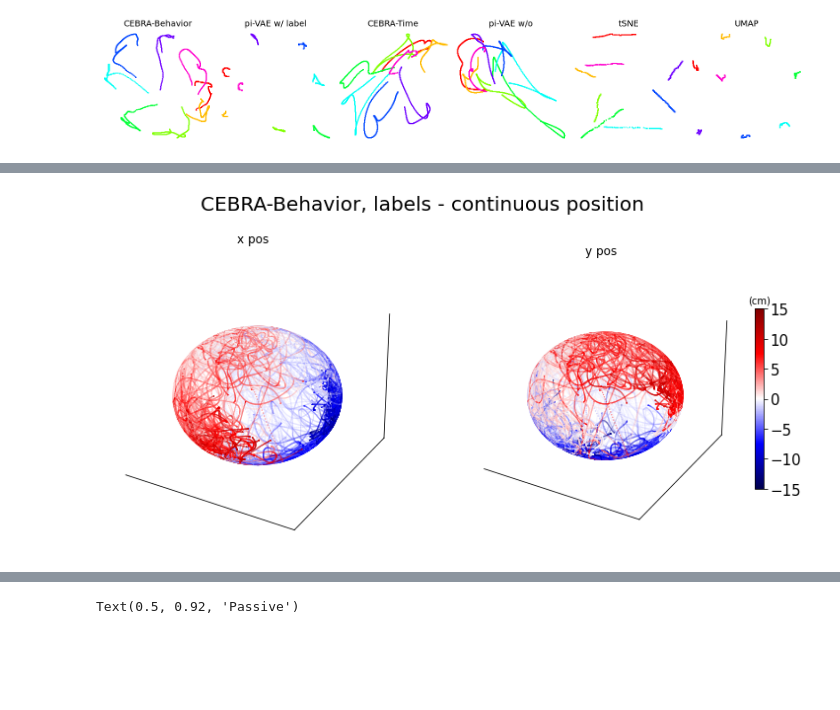
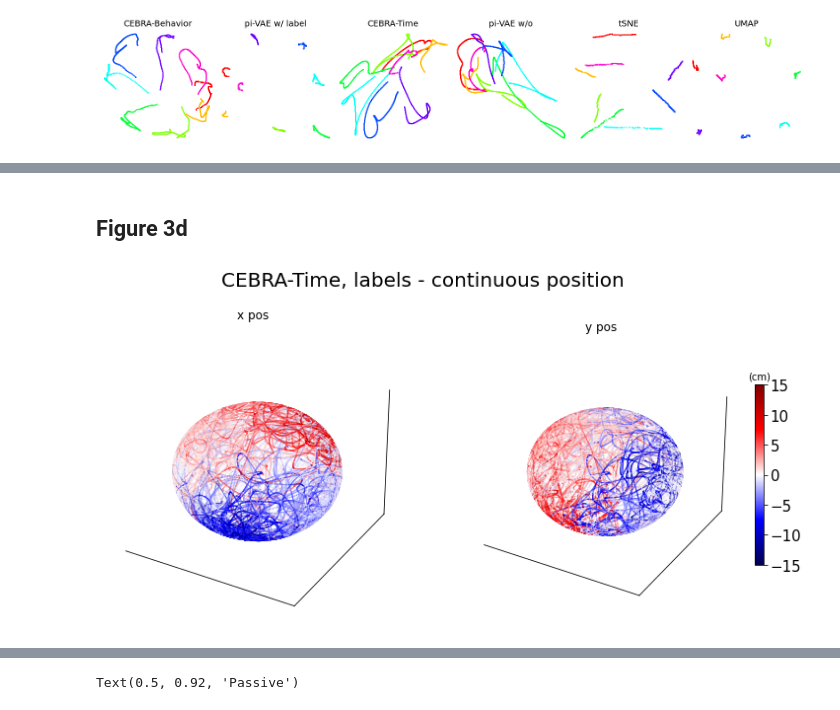
Before and after one commit to AdaptiveMotorControlLab/cebra-figures, a Jupyter notebook: figures/Figure3.ipynb, the cells around one changed output, grey strips where cells are left out. Drawn from its saved outputs; the diff is of its cells as text; code cells hidden in the pictures; blank space fills up the shorter version.

Commit message:
Update figures, remove torch dependency, etc

```diff
--- a/figures/Figure3.ipynb
+++ b/figures/Figure3.ipynb
@@ -93,20 +162,40 @@ def set_pane_axis(ax):
+# %% [markdown]
+## Figure 3d
 # %%
-features_pos = data['behavior_time']['behavior']['embedding']
-labels_pos = data['behavior_time']['behavior']['label']
-dx1,idx2,idx3=(0,1,2)
-fig = plt.figure(figsize=(12,6))
-fig.suptitle('CEBRA-Behavior, labels - continuous position', fontsize=20)
-ax1=fig.add_subplot(1,2,1,projection = '3d')
-ax1.set_title(f'x pos')
-x=ax1.scatter(features_pos[:,idx1], features_pos[:,idx2], features_pos[:,idx3], cmap = 'seismic', c = labels_pos[:,0], s =0.05, vmin = -15, vmax=15)
+features_time = data["behavior_time"]["time"]["embedding"]
+labels_time = data["behavior_time"]["time"]["label"]
+idx1, idx2, idx3 = (0, 1, 2)
+fig = plt.figure(figsize=(12, 6))
+fig.suptitle("CEBRA-Time, labels - continuous position", fontsize=20)
+ax1 = fig.add_subplot(1, 2, 1, projection="3d")
+ax1.set_title(f"x pos")
+x = ax1.scatter(
+    features_time[:, idx1],
+    features_time[:, idx2],
+    features_time[:, idx3],
+    cmap="seismic",
+    c=labels_time[:, 0],
+    s=0.05,
+    vmin=-15,
+    vmax=15,
+)
 
-ax2=fig.add_subplot(1,2,2, projection = '3d')
-ax2.set_title(f'y pos')
-y=ax2.scatter(features_pos[:,idx1], features_pos[:,idx2], features_pos[:,idx3], cmap = 'seismic', c = labels_pos[:,1], s =0.05, vmin = -15, vmax=15)
-yc=plt.colorbar(y, fraction=0.03, pad=0.05, ticks = np.linspace(-15, 15, 7))
+ax2 = fig.add_subplot(1, 2, 2, projection="3d")
+ax2.set_title(f"y pos")
+y = ax2.scatter(
+    features_time[:, idx1],
+    features_time[:, idx2],
+    features_time[:, idx3],
+    cmap="seismic",
+    c=labels_time[:, 1],
+    s=0.05,
+    vmin=-15,
+    vmax=15,
+)
+yc = plt.colorbar(y, fraction=0.03, pad=0.05, ticks=np.linspace(-15, 15, 7))
 yc.ax.tick_params(labelsize=15)
-yc.ax.set_title('(cm)', fontsize=10)
+yc.ax.set_title("(cm)", fontsize=10)
 set_pane_axis(ax1)
 set_pane_axis(ax2)
 # %% [output]
-[figure, old version]
+[figure, new version]
```
Also changed, not shown: parts of 19 cells of this notebook, 25 other files.
